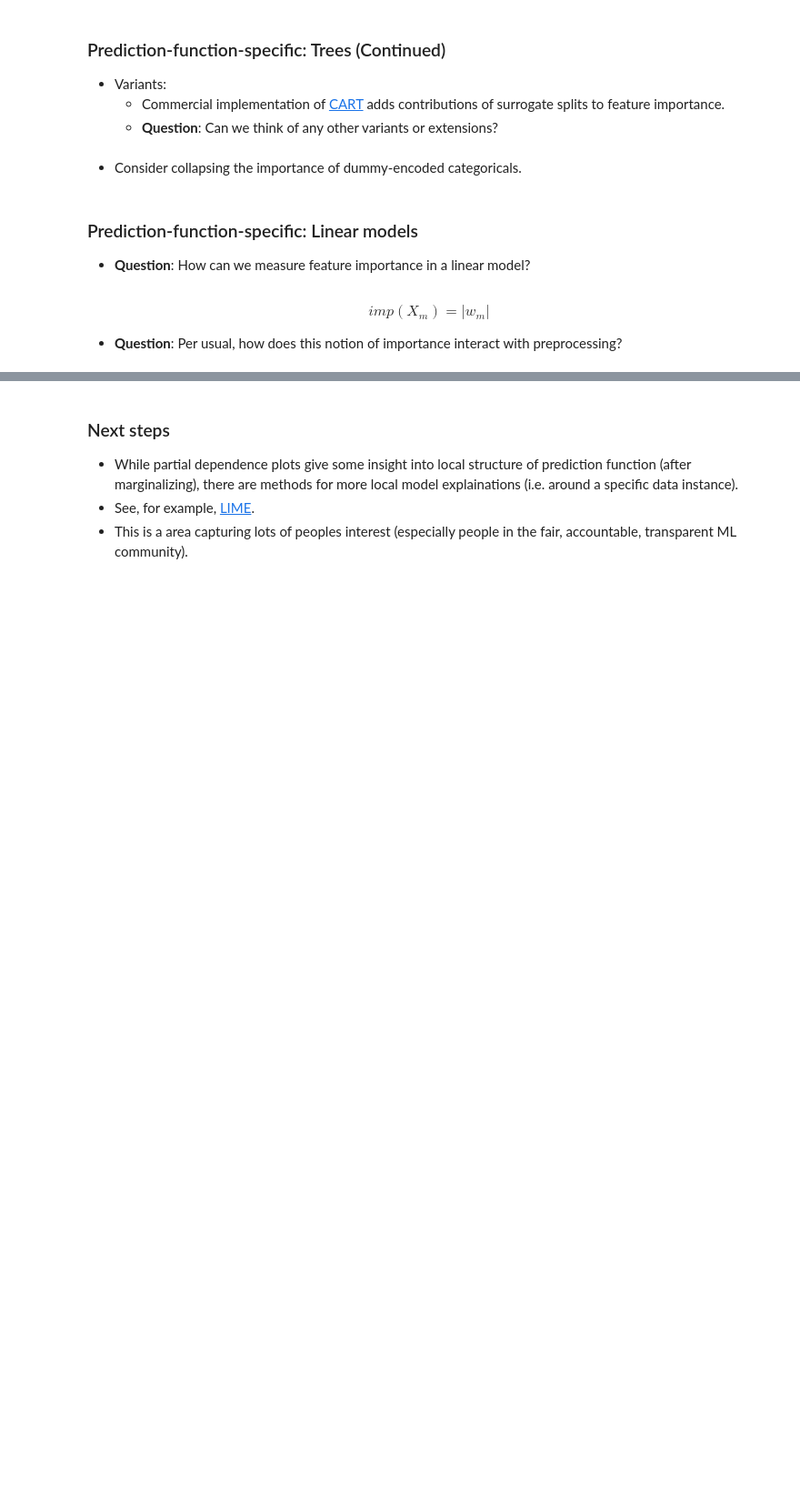
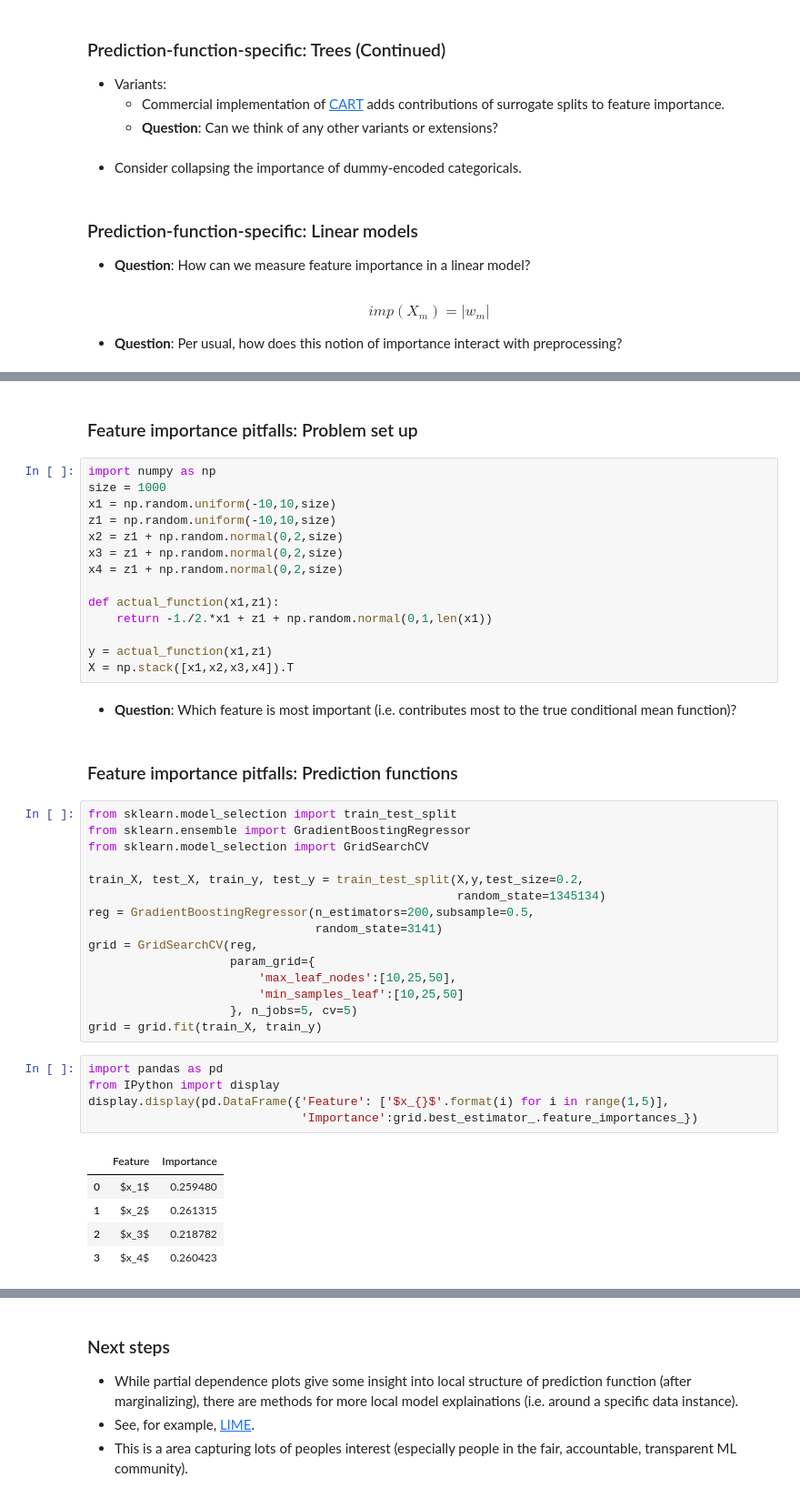
Before and after one commit to davidrosenberg/mlcourse, a Jupyter notebook: Labs/FeatureImportance/feature-importance-slides.ipynb, the cells around one changed output, grey strips where cells are left out. Shown at 91% size. Cells and saved outputs as stored; diff of their text form; blank space fills up the shorter version.

```diff
--- a/Labs/FeatureImportance/feature-importance-slides.ipynb
+++ b/Labs/FeatureImportance/feature-importance-slides.ipynb
@@ -471,0 +523,46 @@ $$imp(X_m) = \big\vert w_m \big\vert$$
+# %% [markdown]
+### Feature importance pitfalls: Problem set up
+# %%
+import numpy as np
+size = 1000
+x1 = np.random.uniform(-10,10,size)
+z1 = np.random.uniform(-10,10,size)
+x2 = z1 + np.random.normal(0,2,size)
+x3 = z1 + np.random.normal(0,2,size)
+x4 = z1 + np.random.normal(0,2,size)
+
+def actual_function(x1,z1):
+    return -1./2.*x1 + z1 + np.random.normal(0,1,len(x1))
+
+y = actual_function(x1,z1)
+X = np.stack([x1,x2,x3,x4]).T
+# %% [markdown]
+- **Question**: Which feature is most important (i.e. contributes most to the true conditional mean function)?
+# %% [markdown]
+### Feature importance pitfalls: Prediction functions
+# %%
+from sklearn.model_selection import train_test_split
+from sklearn.ensemble import GradientBoostingRegressor
+from sklearn.model_selection import GridSearchCV
+
+train_X, test_X, train_y, test_y = train_test_split(X,y,test_size=0.2,
+                                                    random_state=1345134)
+reg = GradientBoostingRegressor(n_estimators=200,subsample=0.5,
+                                random_state=3141)
+grid = GridSearchCV(reg,
+                    param_grid={
+                        'max_leaf_nodes':[10,25,50],
+                        'min_samples_leaf':[10,25,50]
+                    }, n_jobs=5, cv=5)
+grid = grid.fit(train_X, train_y)
+# %%
+import pandas as pd
+from IPython import display
+display.display(pd.DataFrame({'Feature': ['$x_{}$'.format(i) for i in range(1,5)],
+                              'Importance':grid.best_estimator_.feature_importances_})
+# %% [output]
+|  | Feature | Importance |
+| 0 | $x_1$ | 0.259480 |
+| 1 | $x_2$ | 0.261315 |
+| 2 | $x_3$ | 0.218782 |
+| 3 | $x_4$ | 0.260423 |
```
Also changed, not shown: parts of 11 cells of this notebook, 2 other files.
